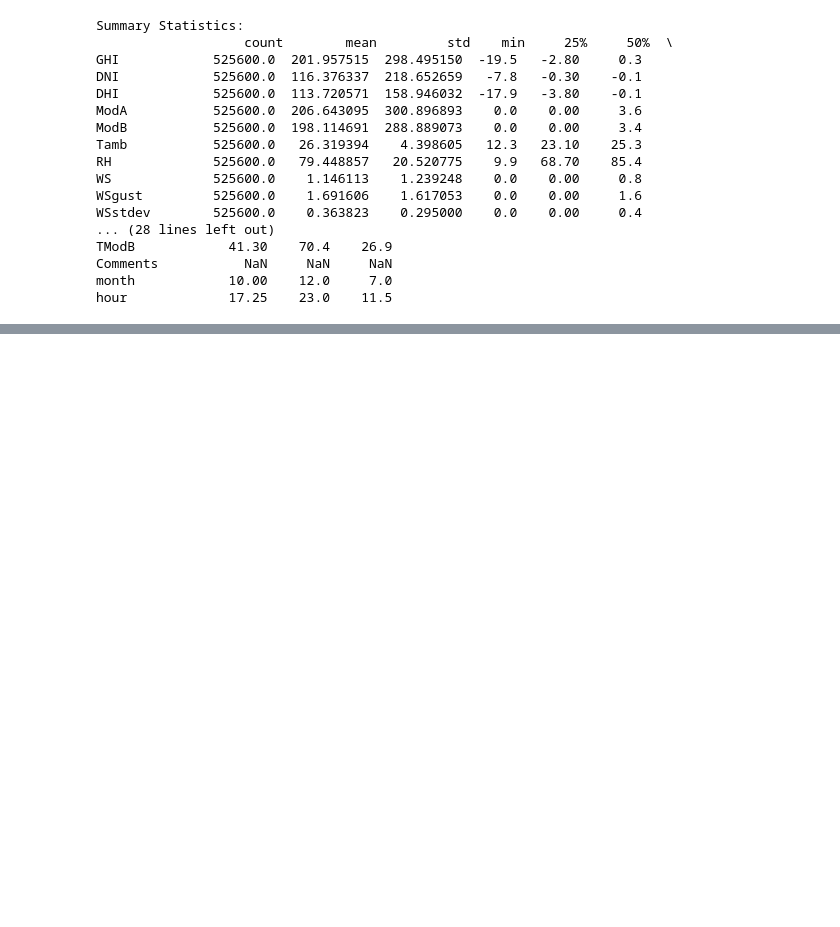
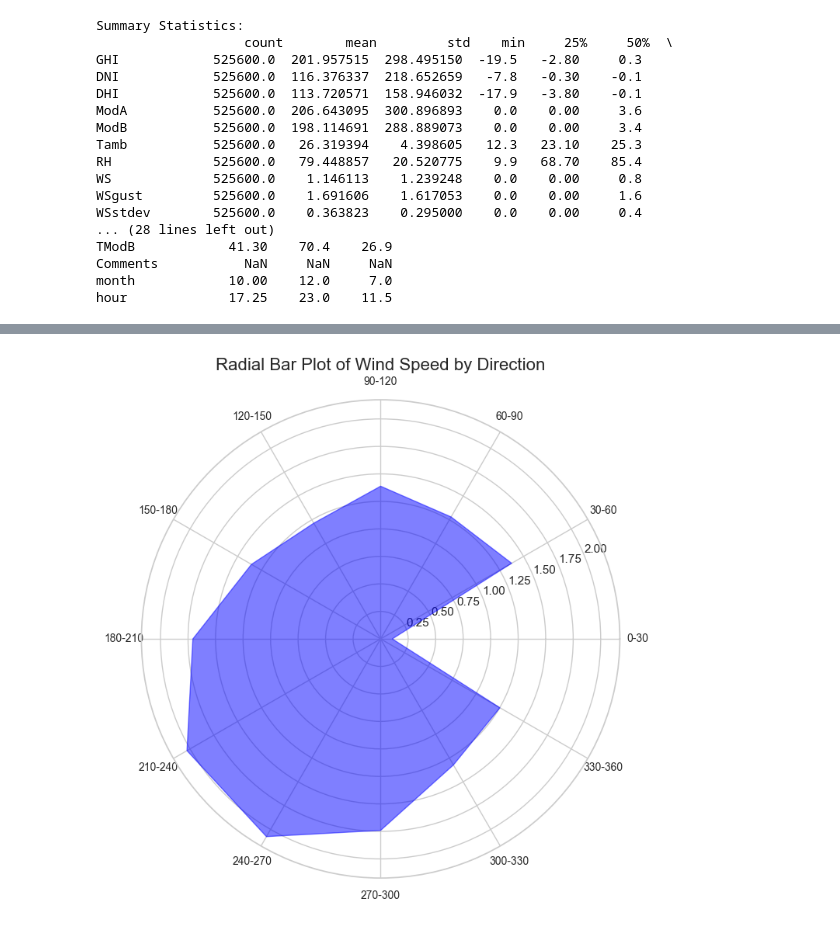
Before and after one commit to YonasEngineer/moon-light-optimizer-updated, a Jupyter notebook: notebooks/eda.ipynb, the cells around one changed output, grey strips where cells are left out. Cells and saved outputs as stored; diff of their text form; code cells hidden in the pictures; blank space fills up the shorter version.

```diff
--- a/notebooks/eda.ipynb
+++ b/notebooks/eda.ipynb
@@ -137,0 +153,6 @@ summary.to_csv('summary_statistics.csv', index=True)
+# %%
+
+# Plot a radial bar chart
+wind_analysis.plot_radial_bar(wind_speed_col='WS', wind_dir_col='WD', num_bins=12)
+# %% [output]
+[figure, added]
```
Also changed, not shown: parts of 4 cells of this notebook, 1 other file.
